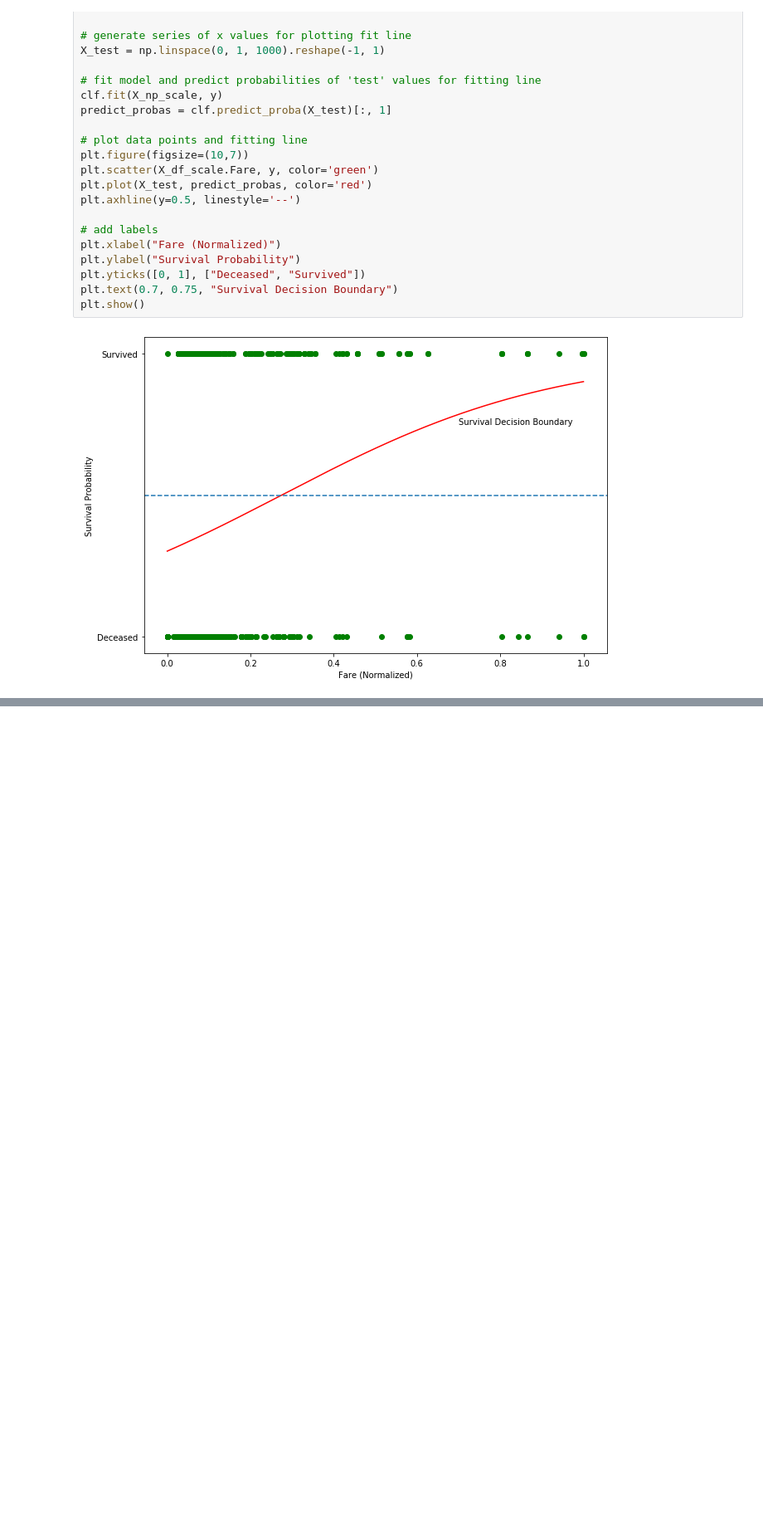
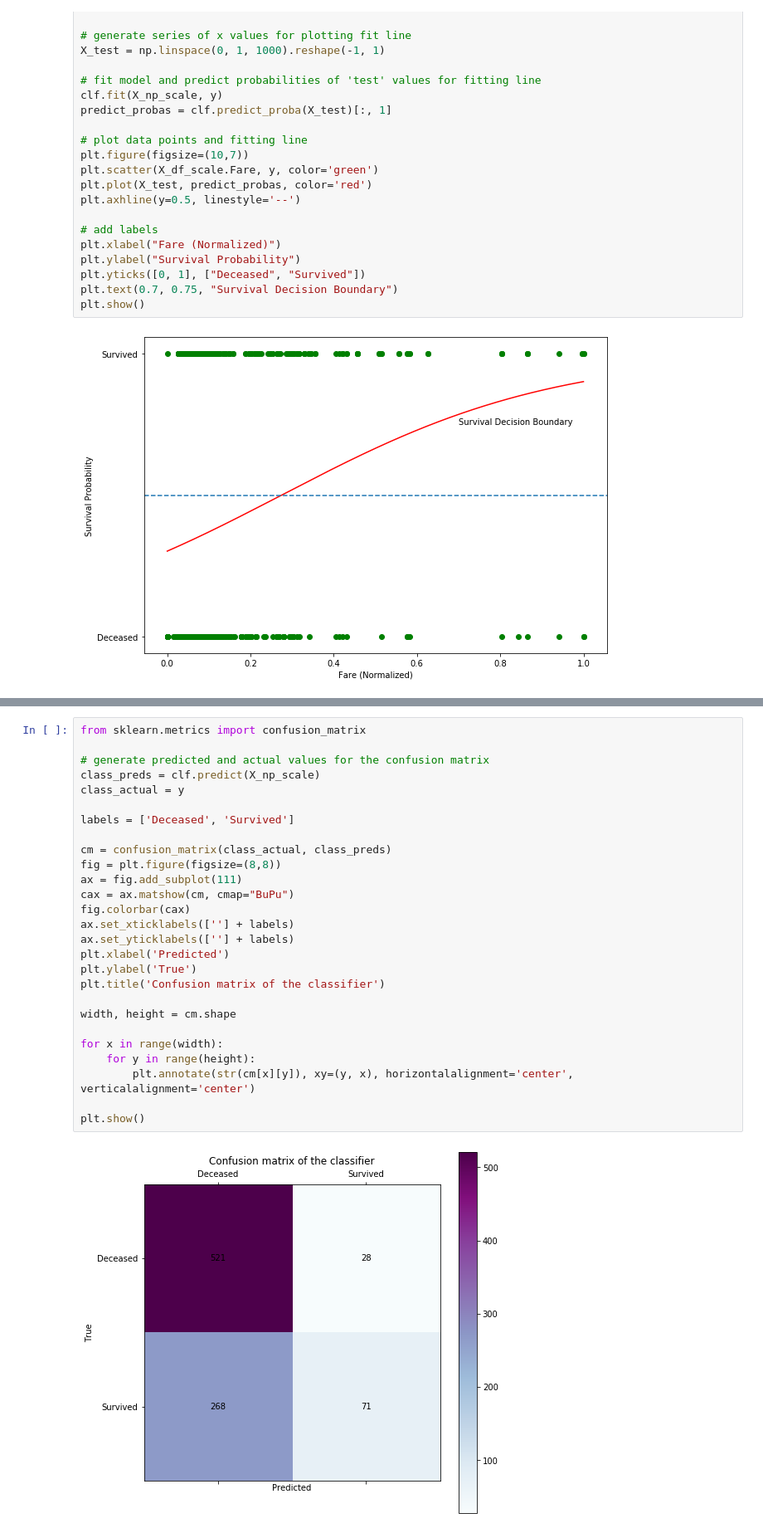
Before and after one commit to CharlieNData/titanic, a Jupyter notebook: titanic.ipynb, the cells around one changed output, grey strips where cells are left out. Shown at 83% size. Saved outputs shown, nothing was run; the diff lists cells and outputs as text; blank space fills up the shorter version.

```diff
--- a/titanic.ipynb
+++ b/titanic.ipynb
@@ -263,0 +268,29 @@ The dashed blue line represents a probability of 0.5. A data point with survival
+# %%
+from sklearn.metrics import confusion_matrix
+
+# generate predicted and actual values for the confusion matrix
+class_preds = clf.predict(X_np_scale)
+class_actual = y
+
+labels = ['Deceased', 'Survived']
+
+cm = confusion_matrix(class_actual, class_preds)
+fig = plt.figure(figsize=(8,8))
+ax = fig.add_subplot(111)
+cax = ax.matshow(cm, cmap="BuPu")
+fig.colorbar(cax)
+ax.set_xticklabels([''] + labels)
+ax.set_yticklabels([''] + labels)
+plt.xlabel('Predicted')
+plt.ylabel('True')
+plt.title('Confusion matrix of the classifier')
+
+width, height = cm.shape
+
+for x in range(width):
+    for y in range(height):
+        plt.annotate(str(cm[x][y]), xy=(y, x), horizontalalignment='center', verticalalignment='center')
+
+plt.show()
+# %% [output]
+[figure, added]
```
Also changed, not shown: parts of 6 cells of this notebook.
